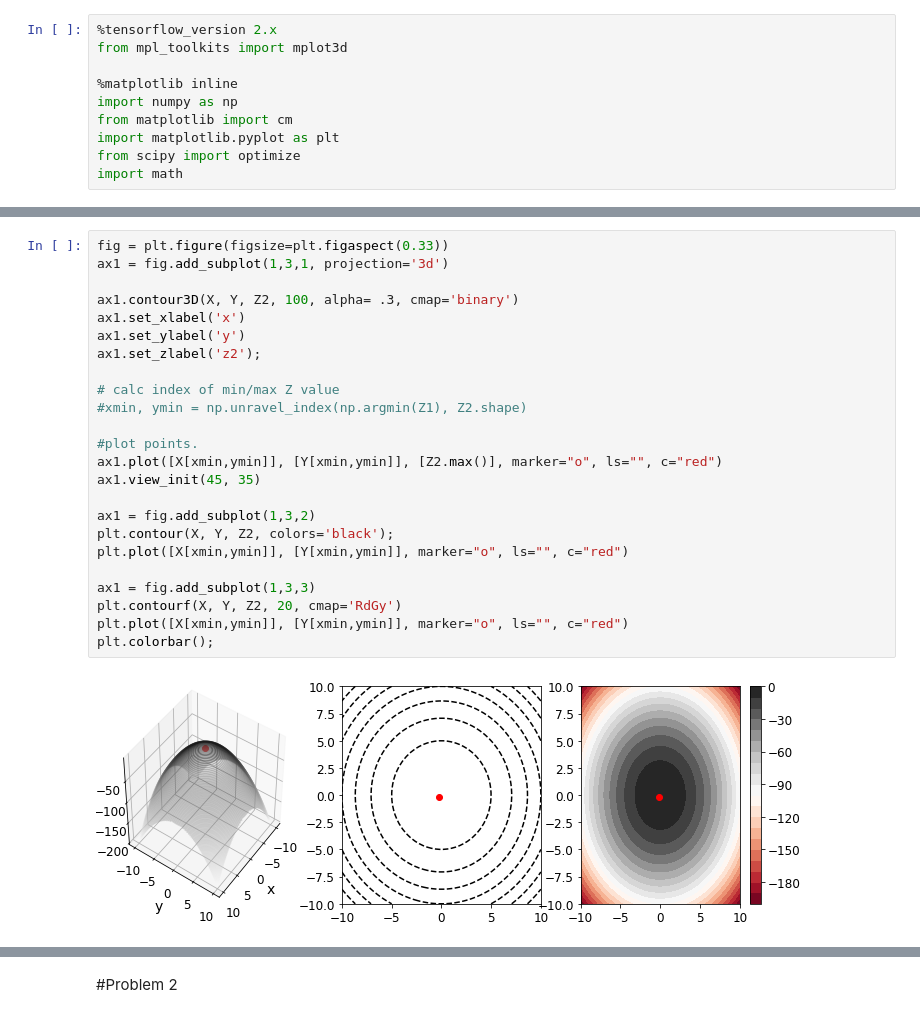
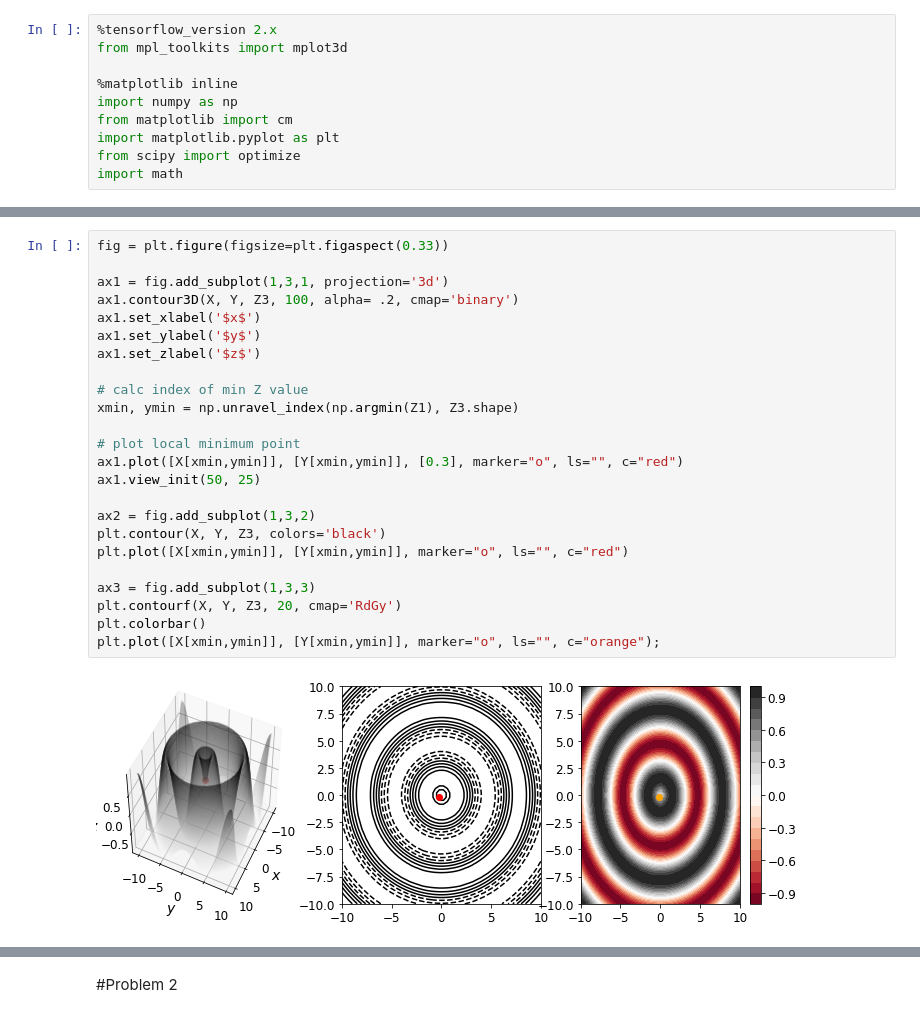
Before and after one commit to shaunhyp57/Artificial-Intelligence-Machine-Learning, a Jupyter notebook: HW_2/HW_2.ipynb, the cells around one changed output, grey strips where cells are left out. Saved outputs shown, nothing was run; the diff lists cells and outputs as text.

```diff
--- a/HW_2/HW_2.ipynb
+++ b/HW_2/HW_2.ipynb
@@ -59,26 +93,26 @@ plt.plot([X[xmin,ymin]], [Y[xmin,ymin]], marker="o", ls="", c="blue");
 # %%
 fig = plt.figure(figsize=plt.figaspect(0.33))
+
 ax1 = fig.add_subplot(1,3,1, projection='3d')
+ax1.contour3D(X, Y, Z3, 100, alpha= .2, cmap='binary')
+ax1.set_xlabel('$x$')
+ax1.set_ylabel('$y$')
+ax1.set_zlabel('$z$')
 
-ax1.contour3D(X, Y, Z2, 100, alpha= .3, cmap='binary')
-ax1.set_xlabel('x')
-ax1.set_ylabel('y')
-ax1.set_zlabel('z2');
+# calc index of min Z value
+xmin, ymin = np.unravel_index(np.argmin(Z1), Z3.shape)
 
-# calc index of min/max Z value
-#xmin, ymin = np.unravel_index(np.argmin(Z1), Z2.shape)
+# plot local minimum point
+ax1.plot([X[xmin,ymin]], [Y[xmin,ymin]], [0.3], marker="o", ls="", c="red")
+ax1.view_init(50, 25)
 
-#plot points.
-ax1.plot([X[xmin,ymin]], [Y[xmin,ymin]], [Z2.max()], marker="o", ls="", c="red")
-ax1.view_init(45, 35)
-
-ax1 = fig.add_subplot(1,3,2)
-plt.contour(X, Y, Z2, colors='black');
+ax2 = fig.add_subplot(1,3,2)
+plt.contour(X, Y, Z3, colors='black')
 plt.plot([X[xmin,ymin]], [Y[xmin,ymin]], marker="o", ls="", c="red")
 
-ax1 = fig.add_subplot(1,3,3)
-plt.contourf(X, Y, Z2, 20, cmap='RdGy')
-plt.plot([X[xmin,ymin]], [Y[xmin,ymin]], marker="o", ls="", c="red")
-plt.colorbar();
+ax3 = fig.add_subplot(1,3,3)
+plt.contourf(X, Y, Z3, 20, cmap='RdGy')
+plt.colorbar()
+plt.plot([X[xmin,ymin]], [Y[xmin,ymin]], marker="o", ls="", c="orange");
 # %% [output]
-[figure, old version]
+[figure, new version]
```
Also changed, not shown: parts of 4 cells of this notebook.
